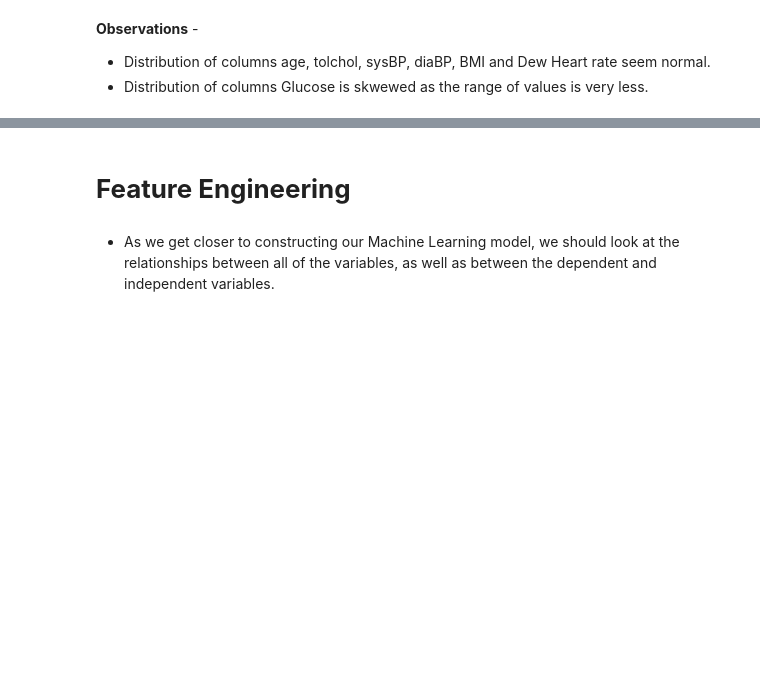
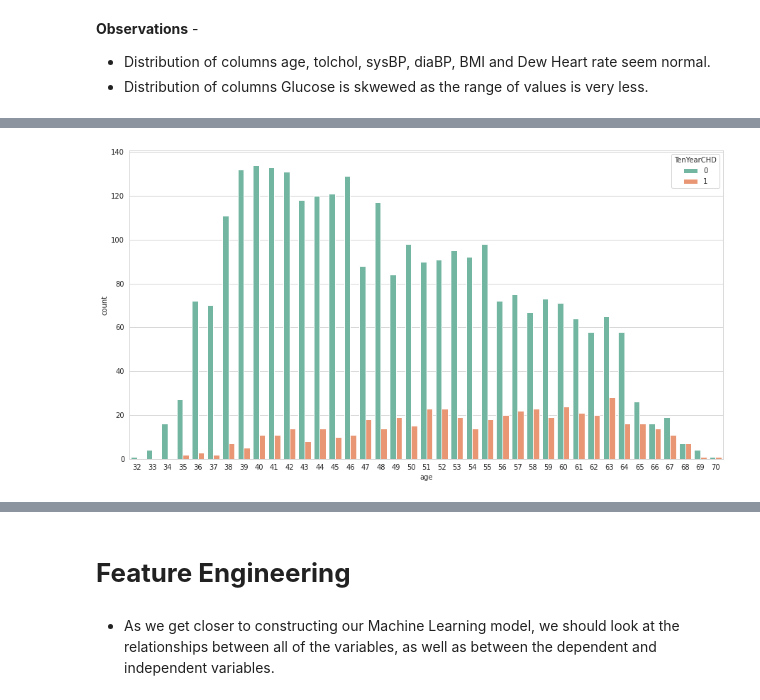
Before and after one commit to vkvinay0627/Cardiovascular-Risk-Prediction, a Jupyter notebook: Cardiovascular_Risk_Prediction.ipynb, the cells around one changed output, grey strips where cells are left out. Cells and saved outputs as stored; diff of their text form; code cells hidden in the pictures; blank space fills up the shorter version.

```diff
--- a/Cardiovascular_Risk_Prediction.ipynb
+++ b/Cardiovascular_Risk_Prediction.ipynb
@@ -363,0 +394,5 @@ univariate_numerical_EDA(df,list_num)
+# %%
+rcParams['figure.figsize'] = 15, 8
+sns.countplot(x='age', hue='TenYearCHD', data = df, palette="Set2");
+# %% [output]
+[figure, added]
```
Also changed, not shown: parts of 28 cells of this notebook.
